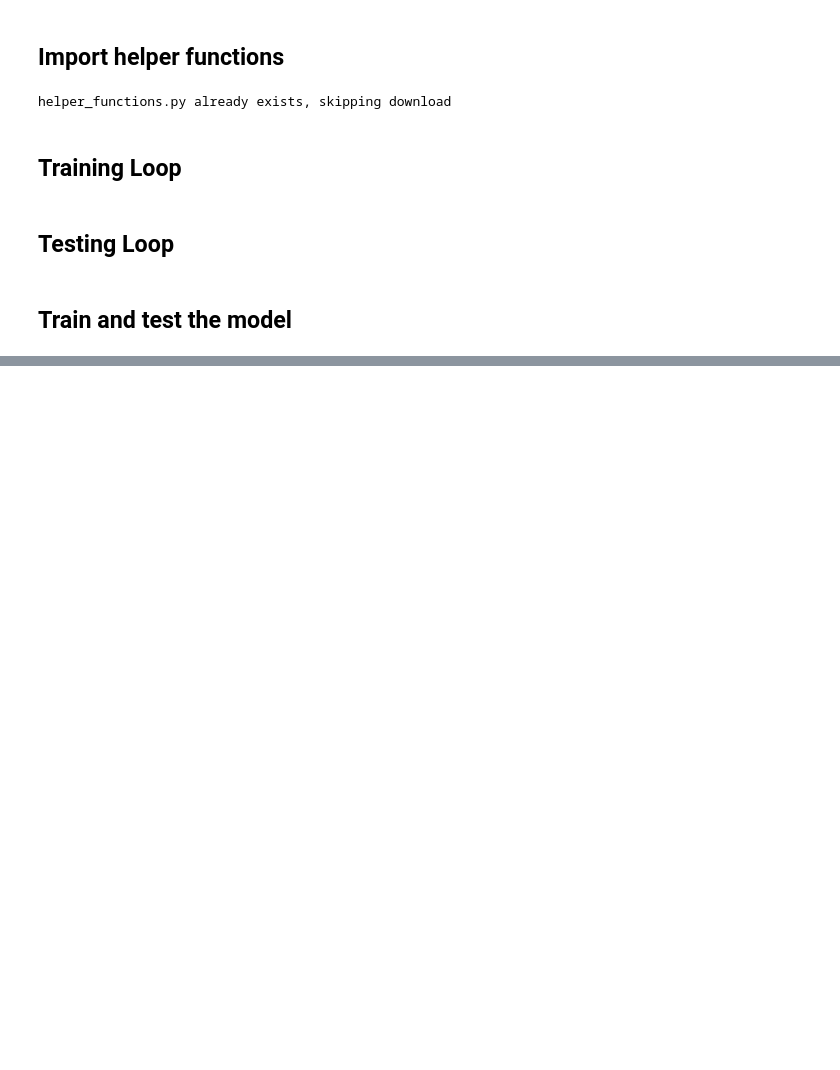
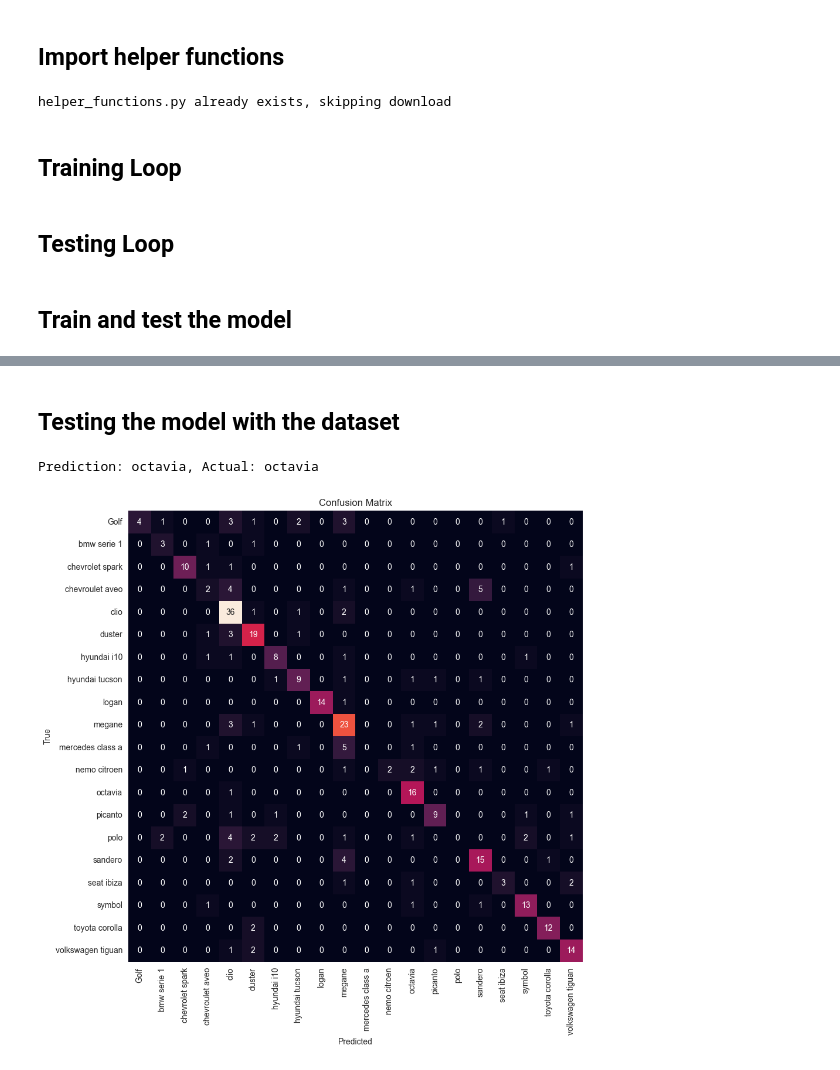
Before and after one commit to studjules/car_classification, a Jupyter notebook: car_classifier.ipynb, the cells around one changed output, grey strips where cells are left out. Saved outputs shown, nothing was run; the diff lists cells and outputs as text; code cells hidden in the pictures; blank space fills up the shorter version.

```diff
--- a/car_classifier.ipynb
+++ b/car_classifier.ipynb
@@ -237,6 +247,6 @@ torch.manual_seed(42)
 input_shape = (3, 224, 224)
 class_names = car_dataset.classes
 model_3 = CarsCNN()
-epochs = 15
+epochs = 30
 # %%
 # setup loss funtion/eval metrics/optimizer
@@ -383,3 +405,42 @@ Epoch: 4
 # %%
 # save the model
 torch.save(model_3.state_dict(), "car_classification_model.pth")
+# %% [markdown]
+## Testing the model with the dataset
+# %%
+# test the model with random input from car dataset
+model_3.eval()
+image, label = validation_data[4]
+image = image.unsqueeze(0)
+image = image.to(device)
+output = model_3(image)
+_, pred = torch.max(output, 1)
+print(f"Prediction: {class_names[pred.item()]}, Actual: {class_names[label]}")
+# %% [output]
+Prediction: octavia, Actual: octavia
+# %%
+# test the model with all the images in the validation dataset and print confusion matrix
+model_3.eval()
+y_pred_list = []
+label_list = []
+with torch.inference_mode():
+    for image, label in validation_data:
+        image = image.unsqueeze(0)
+        image = image.to(device)
+        output = model_3(image)
+        y_pred_list.append(output.argmax(dim=1))
+        flat_list = [tensor.item() for sublist in y_pred_list for tensor in sublist]
+        label_list.append(label)
+# %%
+cm = confusion_matrix(label_list, flat_list)
+# %%
+
+# plot the confusion matrix
+plt.figure(figsize=(10, 10))
+sns.heatmap(cm, annot=True, cbar=False, xticklabels=car_dataset.classes, yticklabels=car_dataset.classes)
+plt.xlabel("Predicted")
+plt.ylabel("True")
+plt.title("Confusion Matrix")
+plt.show()
+# %% [output]
+[figure, added]
```
Also changed, not shown: parts of 19 cells of this notebook, 1 other file.
